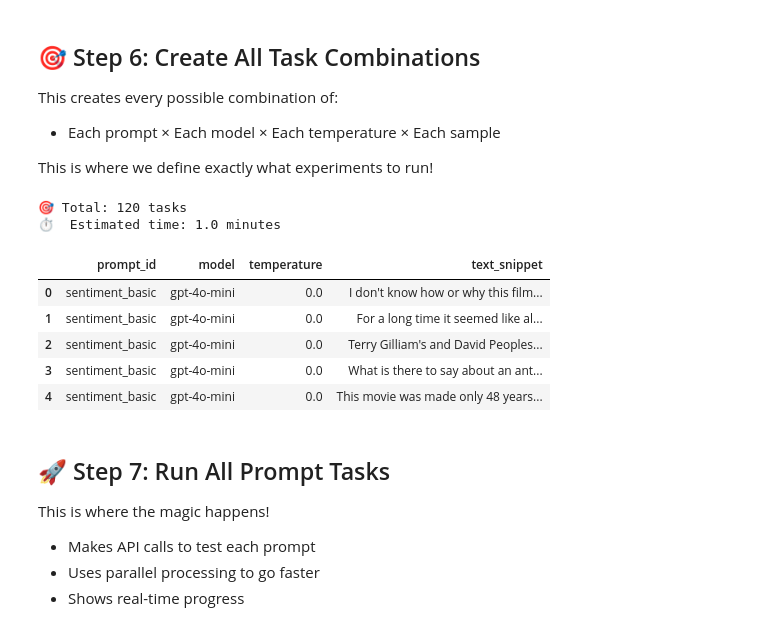
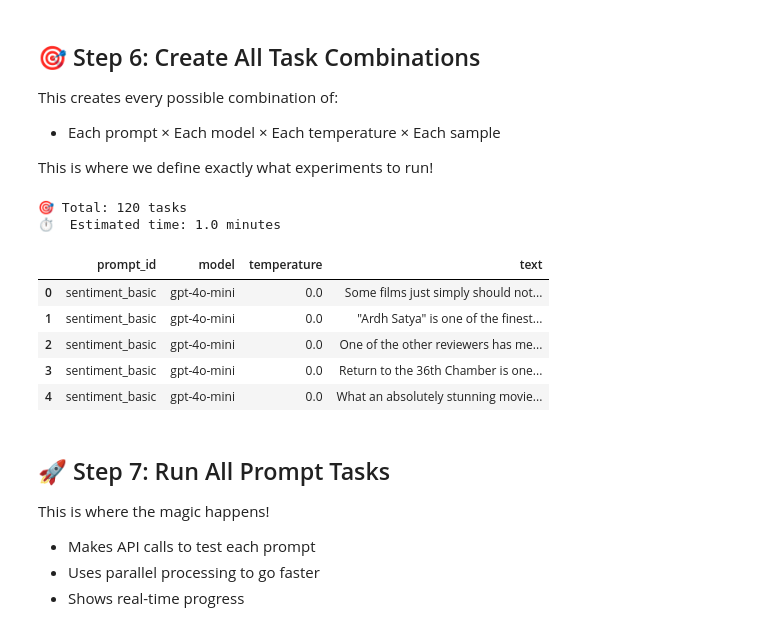
Before and after one commit to abigailhaddad/testing_prompts, a Jupyter notebook: prompt_testing_demo.ipynb, the cells around one changed output. Drawn from its saved outputs; the diff is of its cells as text; code cells hidden in the pictures.

```diff
--- a/prompt_testing_demo.ipynb
+++ b/prompt_testing_demo.ipynb
@@ -155,20 +155,20 @@ This is where we define exactly what experiments to run!
 # %%
 tasks_df = tasks_to_dataframe(config, samples)
 
 print(f"🎯 Total: {len(tasks_df)} tasks")
 print(f"⏱️  Estimated time: {tasks_df.attrs['estimated_time_min']:.1f} minutes")
 
 # Show sample tasks
-tasks_df[['prompt_id', 'model', 'temperature', 'text_snippet']].head()
+tasks_df[['prompt_id', 'model', 'temperature', 'text']].head()
 # %% [output]
 🎯 Total: 120 tasks
 ⏱️  Estimated time: 1.0 minutes
-|  | prompt_id | model | temperature | text_snippet |
-| 0 | sentiment_basic | gpt-4o-mini | 0.0 | I don't know how or why this film... |
-| 1 | sentiment_basic | gpt-4o-mini | 0.0 | For a long time it seemed like al... |
-| 2 | sentiment_basic | gpt-4o-mini | 0.0 | Terry Gilliam's and David Peoples... |
-| 3 | sentiment_basic | gpt-4o-mini | 0.0 | What is there to say about an ant... |
-| 4 | sentiment_basic | gpt-4o-mini | 0.0 | This movie was made only 48 years... |
+|  | prompt_id | model | temperature | text |
+| 0 | sentiment_basic | gpt-4o-mini | 0.0 | Some films just simply should not... |
+| 1 | sentiment_basic | gpt-4o-mini | 0.0 | "Ardh Satya" is one of the finest... |
+| 2 | sentiment_basic | gpt-4o-mini | 0.0 | One of the other reviewers has me... |
+| 3 | sentiment_basic | gpt-4o-mini | 0.0 | Return to the 36th Chamber is one... |
+| 4 | sentiment_basic | gpt-4o-mini | 0.0 | What an absolutely stunning movie... |
 # %% [markdown]
 ## 🚀 Step 7: Run All Prompt Tasks
 
```
Also changed, not shown: parts of 4 cells of this notebook, 2 other files.
